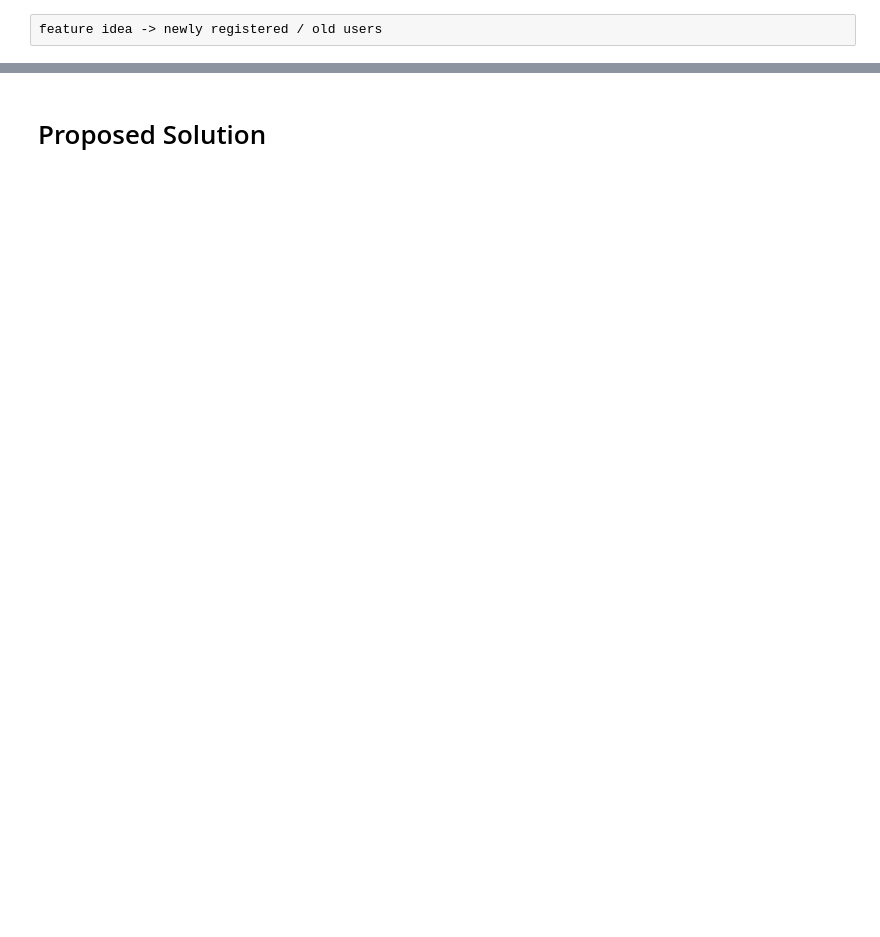
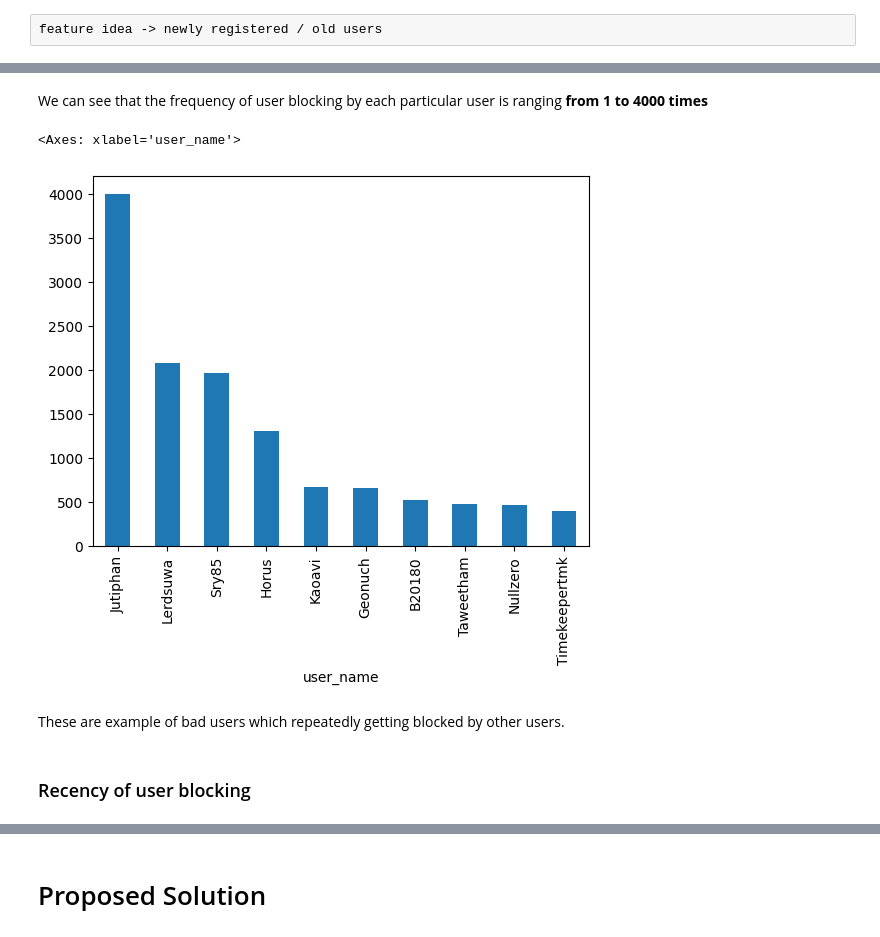
Before and after one commit to KunutBoon/wikimedia, a Jupyter notebook: notebooks/Exploratory Data Analysis.ipynb, the cells around one changed output, grey strips where cells are left out. Cells and saved outputs as stored; diff of their text form; code cells hidden in the pictures; blank space fills up the shorter version.

```diff
--- a/notebooks/Exploratory Data Analysis.ipynb
+++ b/notebooks/Exploratory Data Analysis.ipynb
@@ -193,3 +195,11 @@ feature idea -> newly registered / old users
 df_user_blocked['block_timestamp'] = pd.to_datetime(np.where(df_user_blocked['action_type'].isin(('block', 'reblock')), df_user_blocked['log_timestamp'].copy(), pd.NaT))
 df_user_blocked.sort_values(by=['user_id', 'log_timestamp'], inplace=True)
 df_user_blocked['block_timestamp'] = df_user_blocked.groupby('user_id')['block_timestamp'].bfill()
+
+df_user_blocked['block_date'] = df_user_blocked['block_timestamp'].dt.date
+df_user_blocked['log_date'] = df_user_blocked['log_timestamp'].dt.date
+
+df_user_blocked['block_date'] = pd.to_datetime(df_user_blocked['block_date'])
+df_user_blocked['log_date'] = pd.to_datetime(df_user_blocked['log_date'])
+
+df_user_blocked.loc[df_user_blocked['action_type'].isin(('block', 'reblock')), 'log_date'] = pd.NaT
@@ -211,0 +220,11 @@ df_user_blocked
+# %% [markdown]
+We can see that the frequency of user blocking by each particular user is ranging <b>from 1 to 4000 times</b>
+# %%
+df_user_blocked.loc[df_user_blocked['action_type'].isin(('block', 'reblock')), :].groupby('user_name').size().sort_values(ascending=False).head(10).plot.bar()
+# %% [output]
+<Axes: xlabel='user_name'>
+[figure, added]
+# %% [markdown]
+These are example of bad users which repeatedly getting blocked by other users.
+# %% [markdown]
+### Recency of user blocking
```
Also changed, not shown: parts of 16 cells of this notebook.
